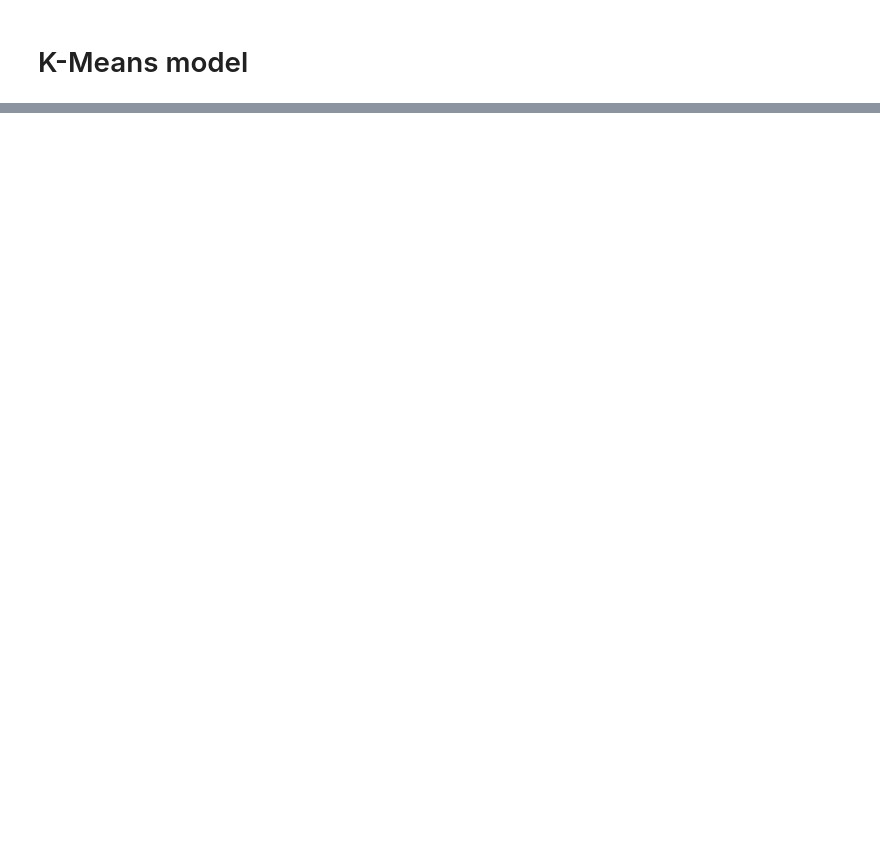
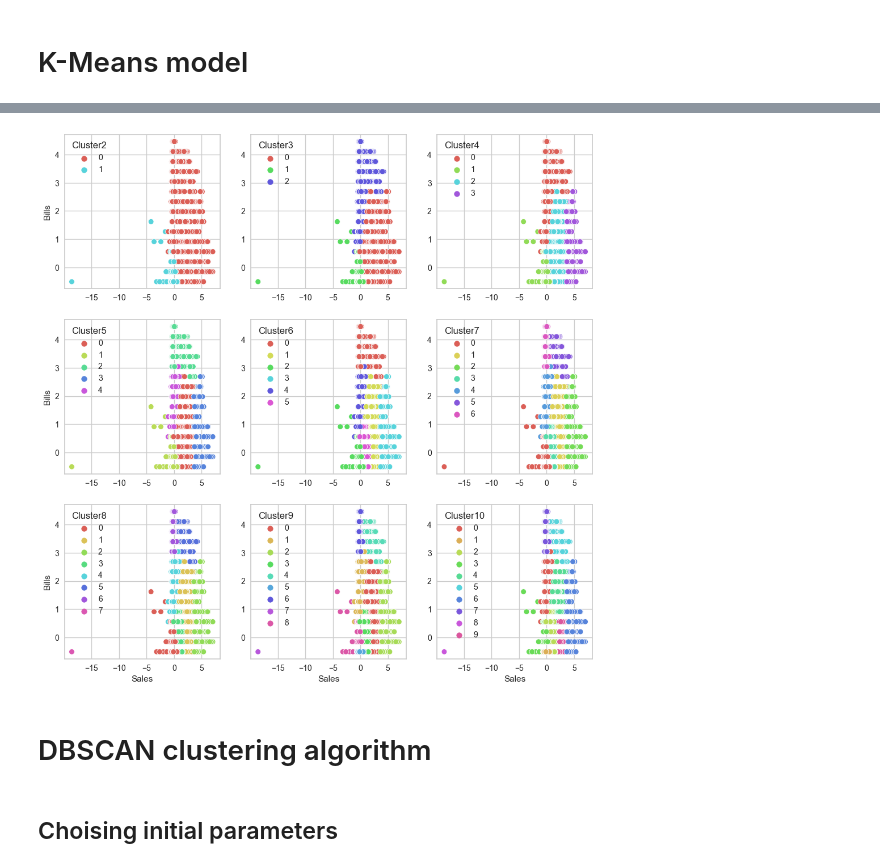
Before and after one commit to mcleroj/Python, a Jupyter notebook: clustering_metods.ipynb, the cells around one changed output, grey strips where cells are left out. Drawn from its saved outputs; the diff is of its cells as text; code cells hidden in the pictures; blank space fills up the shorter version.

```diff
--- a/clustering_metods.ipynb
+++ b/clustering_metods.ipynb
@@ -263,0 +275,26 @@ for i in range(2, 11):
+# %%
+df_birch = df3.copy()
+fig, ax_birch = plt.subplots(3, 3, figsize=(12, 12))
+for i in range(2, 11):
+    agglomerative = AgClu(i)
+    y_agglomerative = agglomerative.fit_predict(df_birch)
+    q, mod = divmod(i - 2, 3)
+    column = "Cluster" + str(i)
+    df_birch[column] = y_agglomerative
+    sns.scatterplot(
+        df_birch,
+        x="Sales",
+        y="Bills",
+        hue=column,
+        palette=sns.color_palette("hls", i),
+        ax=ax_birch[q][mod],
+    )
+    ax_birch[q][mod].set(
+        xlabel=("Sales" if q == 2 else ""), ylabel=("Bills" if mod == 0 else "")
+    )
+# %% [output]
+[figure, added]
+# %% [markdown]
+# DBSCAN clustering algorithm
+# %% [markdown]
+## Choising initial parameters
```
Also changed, not shown: parts of 16 cells of this notebook.
